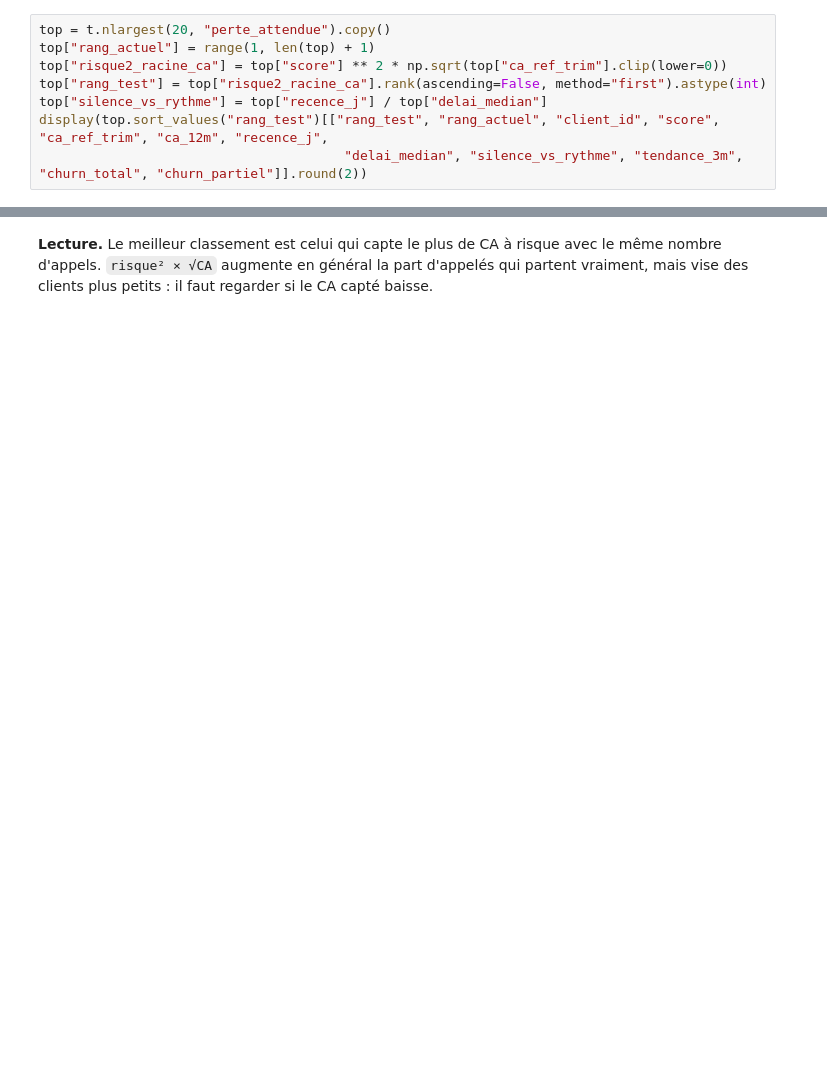
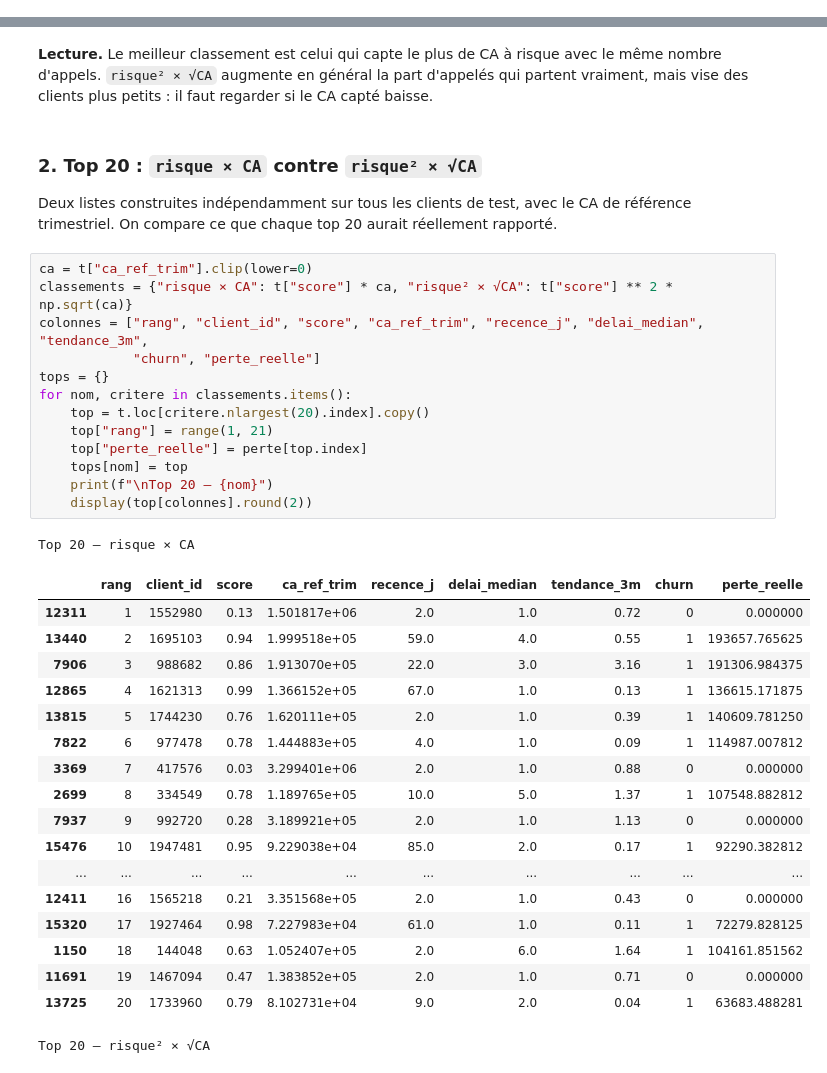
Before and after one commit to ElouanBontron/case_BCGX, a Jupyter notebook: modele_churn/churn_1_modele_mensuel.ipynb, the cells around one changed output, grey strips where cells are left out. Saved outputs shown, nothing was run; the diff lists cells and outputs as text; blank space fills up the shorter version.

Commit message:
Comparaison des top 20 : risque x CA contre risque2 x racine CA

```diff
--- a/modele_churn/churn_1_modele_mensuel.ipynb
+++ b/modele_churn/churn_1_modele_mensuel.ipynb
@@ -251,8 +246,0 @@ Reclasser à l'intérieur de la liste ne change que l'ordre : les 20 clients res
-# %%
-top = t.nlargest(20, "perte_attendue").copy()
-top["rang_actuel"] = range(1, len(top) + 1)
-top["risque2_racine_ca"] = top["score"] ** 2 * np.sqrt(top["ca_ref_trim"].clip(lower=0))
-top["rang_test"] = top["risque2_racine_ca"].rank(ascending=False, method="first").astype(int)
-top["silence_vs_rythme"] = top["recence_j"] / top["delai_median"]
-display(top.sort_values("rang_test")[["rang_test", "rang_actuel", "client_id", "score", "ca_ref_trim", "ca_12m", "recence_j",
-                                       "delai_median", "silence_vs_rythme", "tendance_3m", "churn_total", "churn_partiel"]].round(2))
@@ -322,3 +292,40 @@ display(affiche)
 | risque² × √CA | 12 derniers mois / 4 | 73.1 % | 20.3 % | 22.5 % | 23.2 | ... |
 # %% [markdown]
 **Lecture.** Le meilleur classement est celui qui capte le plus de CA à risque avec le même nombre d'appels. `risque² × √CA` augmente en général la part d'appelés qui partent vraiment, mais vise des clients plus petits : il faut regarder si le CA capté baisse.
+# %% [markdown]
+### 2. Top 20 : `risque × CA` contre `risque² × √CA`
+
+Deux listes construites indépendamment sur tous les clients de test, avec le CA de référence trimestriel. On compare ce que chaque top 20 aurait réellement rapporté.
+# %%
+ca = t["ca_ref_trim"].clip(lower=0)
+classements = {"risque × CA": t["score"] * ca, "risque² × √CA": t["score"] ** 2 * np.sqrt(ca)}
+colonnes = ["rang", "client_id", "score", "ca_ref_trim", "recence_j", "delai_median", "tendance_3m",
+            "churn", "perte_reelle"]
+tops = {}
+for nom, critere in classements.items():
+    top = t.loc[critere.nlargest(20).index].copy()
+    top["rang"] = range(1, 21)
+    top["perte_reelle"] = perte[top.index]
+    tops[nom] = top
+    print(f"\nTop 20 – {nom}")
+    display(top[colonnes].round(2))
+# %% [output]
+Top 20 – risque × CA
+|  | rang | client_id | score | ca_ref_trim | recence_j | delai_median | tendance_3m | churn | perte_reelle |
+| 12311 | 1 | 1552980 | 0.13 | 1.501817e+06 | 2.0 | 1.0 | 0.72 | 0 | 0.000000 |
+| 13440 | 2 | 1695103 | 0.94 | 1.999518e+05 | 59.0 | 4.0 | 0.55 | 1 | 193657.765625 |
+| 7906 | 3 | 988682 | 0.86 | 1.913070e+05 | 22.0 | 3.0 | 3.16 | 1 | 191306.984375 |
+| 12865 | 4 | 1621313 | 0.99 | 1.366152e+05 | 67.0 | 1.0 | 0.13 | 1 | 136615.171875 |
+| 13815 | 5 | 1744230 | 0.76 | 1.620111e+05 | 2.0 | 1.0 | 0.39 | 1 | 140609.781250 |
+| 7822 | 6 | 977478 | 0.78 | 1.444883e+05 | 4.0 | 1.0 | 0.09 | 1 | 114987.007812 |
+| 3369 | 7 | 417576 | 0.03 | 3.299401e+06 | 2.0 | 1.0 | 0.88 | 0 | 0.000000 |
+| 2699 | 8 | 334549 | 0.78 | 1.189765e+05 | 10.0 | 5.0 | 1.37 | 1 | 107548.882812 |
+| 7937 | 9 | 992720 | 0.28 | 3.189921e+05 | 2.0 | 1.0 | 1.13 | 0 | 0.000000 |
+| 15476 | 10 | 1947481 | 0.95 | 9.229038e+04 | 85.0 | 2.0 | 0.17 | 1 | 92290.382812 |
+| ... | ... | ... | ... | ... | ... | ... | ... | ... | ... |
+| 12411 | 16 | 1565218 | 0.21 | 3.351568e+05 | 2.0 | 1.0 | 0.43 | 0 | 0.000000 |
+| 15320 | 17 | 1927464 | 0.98 | 7.227983e+04 | 61.0 | 1.0 | 0.11 | 1 | 72279.828125 |
+| 1150 | 18 | 144048 | 0.63 | 1.052407e+05 | 2.0 | 6.0 | 1.64 | 1 | 104161.851562 |
+| 11691 | 19 | 1467094 | 0.47 | 1.383852e+05 | 2.0 | 1.0 | 0.71 | 0 | 0.000000 |
+| 13725 | 20 | 1733960 | 0.79 | 8.102731e+04 | 9.0 | 2.0 | 0.04 | 1 | 63683.488281 |
+Top 20 – risque² × √CA
```
Also changed, not shown: parts of 6 cells of this notebook.
